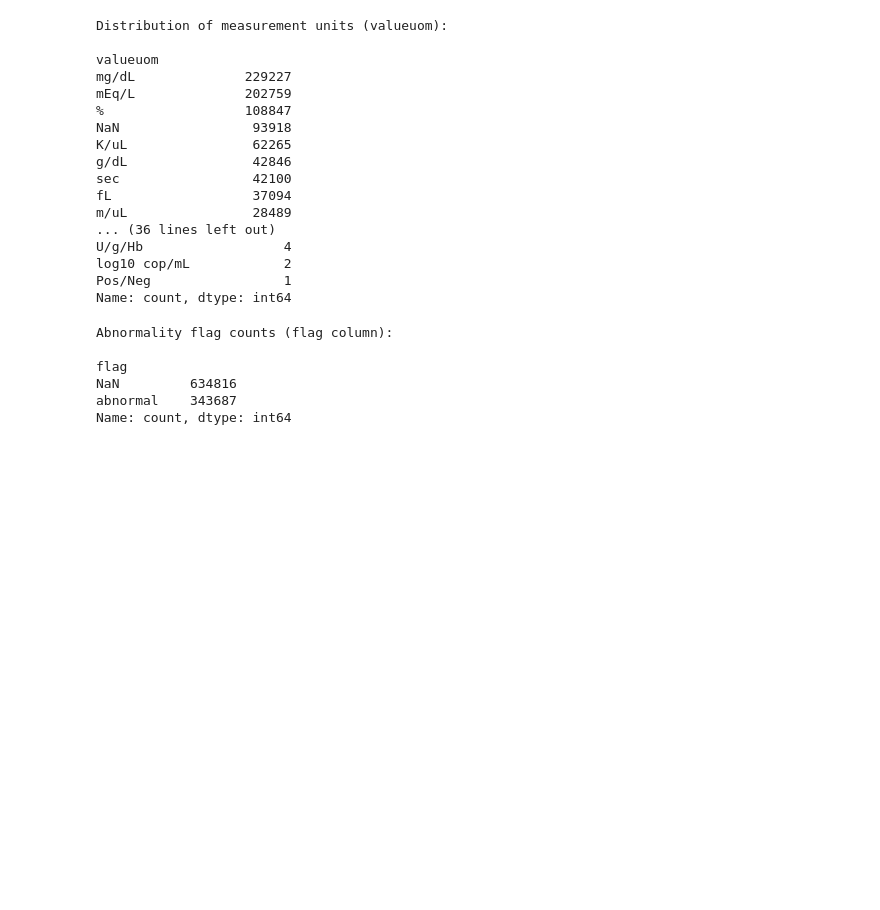
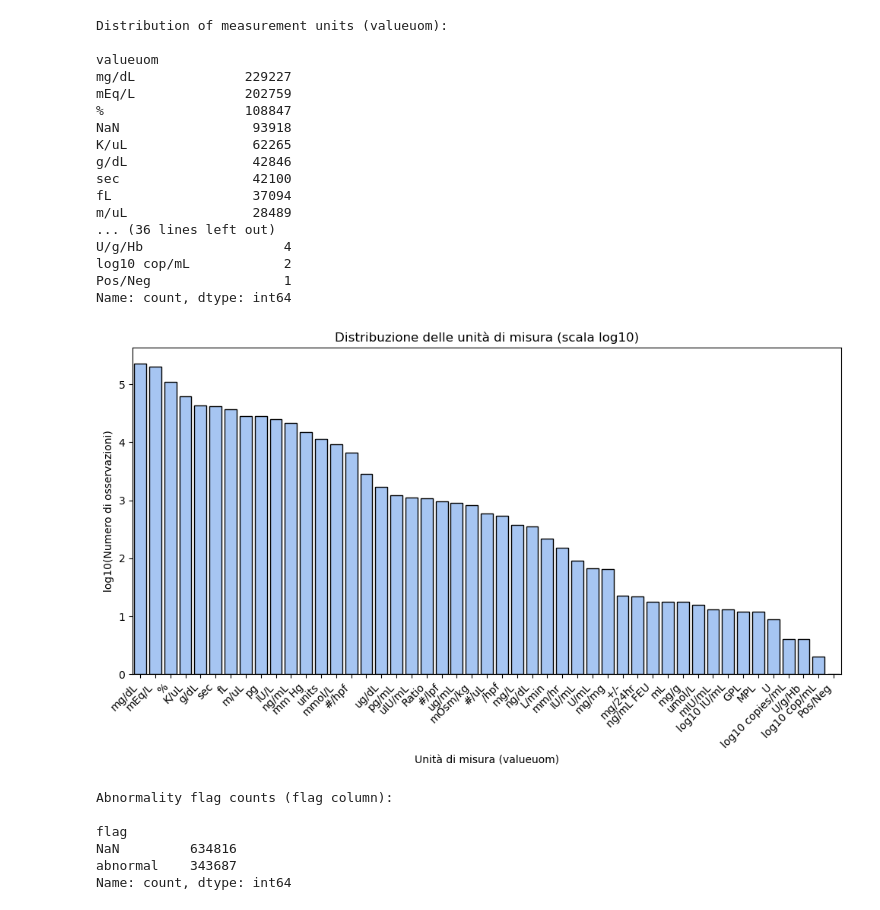
Before and after one commit to TommyTokk/DA4DH, a Jupyter notebook: notebooks/DataUnderstanding/data_understanding_2.ipynb, the cells around one changed output. Saved outputs shown, nothing was run; the diff lists cells and outputs as text; code cells hidden in the pictures; blank space fills up the shorter version.

```diff
--- a/notebooks/DataUnderstanding/data_understanding_2.ipynb
+++ b/notebooks/DataUnderstanding/data_understanding_2.ipynb
@@ -241,6 +389,28 @@ U/g/Hb                  4
 log10 cop/mL            2
 Pos/Neg                 1
 Name: count, dtype: int64
+# %%
+
+valueuom_counts = data_frame["valueuom"].value_counts(dropna=False)
+
+valueuom_counts_log = np.log10(valueuom_counts.replace(0, np.nan))
+
+# Prepare DataFrame for plotting
+valueuom_df = valueuom_counts_log.reset_index()
+valueuom_df.columns = ["valueuom", "log10_count"]
+
+# Plot
+plt.figure(figsize=(10,6))
+sns.barplot(data=valueuom_df, x="valueuom", y="log10_count", color="#99c2ff", edgecolor="black")
+
+plt.title("Distribuzione delle unità di misura (scala log10)")
+plt.xlabel("Unità di misura (valueuom)")
+plt.ylabel("log10(Numero di osservazioni)")
+plt.xticks(rotation=45, ha="right")
+plt.tight_layout()
+plt.show()
+# %% [output]
+[figure, added]
 # %%
 # Displays how many tests are flagged as abnormal
 print("Abnormality flag counts (flag column):\n")
```
Also changed, not shown: parts of 10 cells of this notebook, 1 other file.
